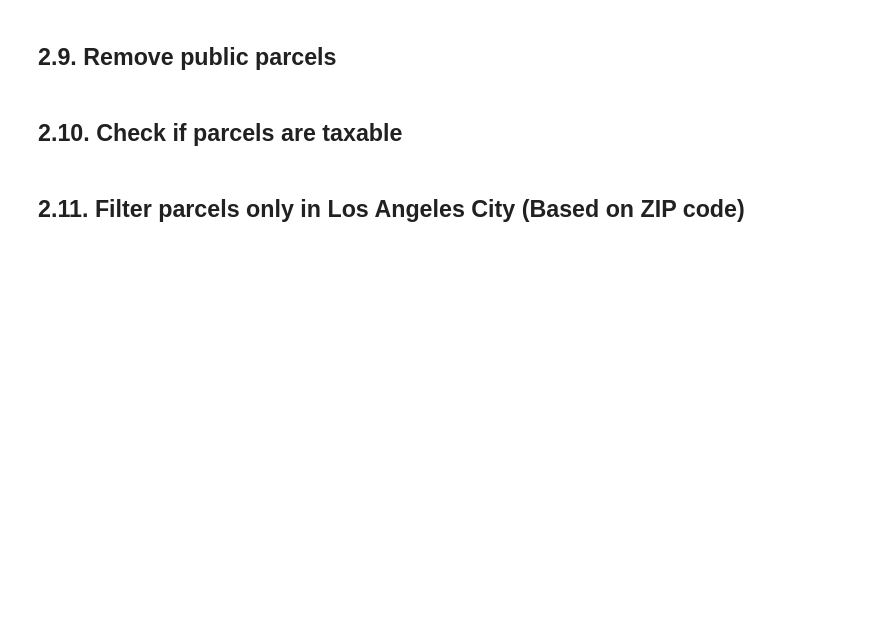
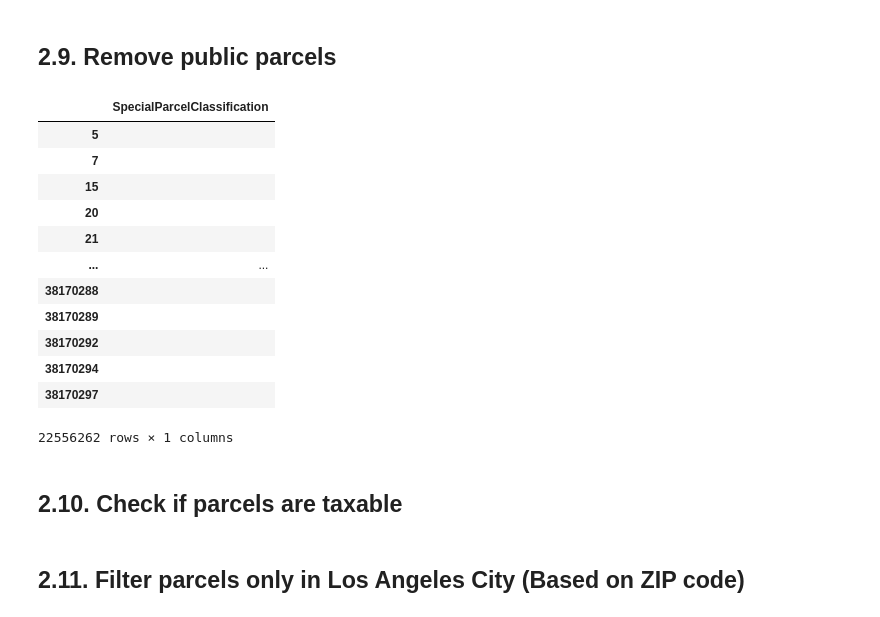
Before and after one commit to mbbatukan/CIV1498-Project2, a Jupyter notebook: notebooks/filtering.ipynb, the cells around one changed output. Cells and saved outputs as stored; diff of their text form; code cells hidden in the pictures; blank space fills up the shorter version.

```diff
--- a/notebooks/filtering.ipynb
+++ b/notebooks/filtering.ipynb
@@ -74,10 +108,24 @@ ax.set_xticklabels(labels);
 # %%
 df_LA_parcels_SpecialParcelClassification = pd.read_pickle(f"{local_dir}/dataframe/df_LA_parcels_SpecialParcelClassification.pkl").loc[Residential_SFR_Unit1_1Building_Regular_index]
 Residential_SFR_Unit1_1Building_Regular_Private_index = df_LA_parcels_SpecialParcelClassification[(df_LA_parcels_SpecialParcelClassification['SpecialParcelClassification'] != "Public (non-taxable government-owned)") &
 (df_LA_parcels_SpecialParcelClassification['SpecialParcelClassification'] != "Public Entity (Green Code)") &
 (df_LA_parcels_SpecialParcelClassification['SpecialParcelClassification'] != "State Board of Equilization Assessed")].index
-
-Residential_SFR_Unit1_1Building_Regular_Private_index.to_series().to_pickle(f"{local_dir}/index/Residential_SFR_Unit1_1Building_Regular_Private_index.pkl")
+df_LA_parcels_SpecialParcelClassification
+# Residential_SFR_Unit1_1Building_Regular_Private_index.to_series().to_pickle(f"{local_dir}/index/Residential_SFR_Unit1_1Building_Regular_Private_index.pkl")
+# %% [output]
+|  | SpecialParcelClassification |
+| 5 |  |
+| 7 |  |
+| 15 |  |
+| 20 |  |
+| 21 |  |
+| ... | ... |
+| 38170288 |  |
+| 38170289 |  |
+| 38170292 |  |
+| 38170294 |  |
+| 38170297 |  |
+22556262 rows × 1 columns
 # %% [markdown]
 ## 2.10. Check if parcels are taxable
 # %%
```
Also changed, not shown: parts of 9 cells of this notebook, 9 other files.
